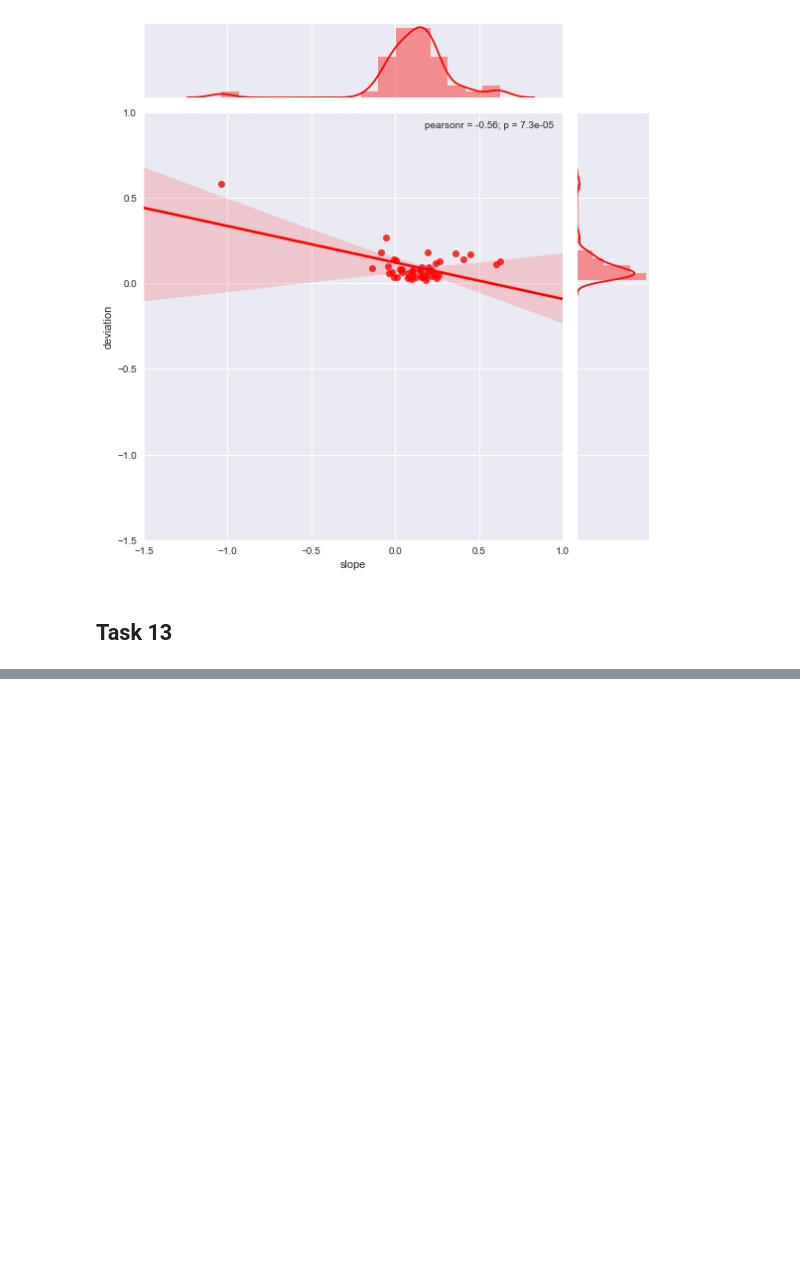
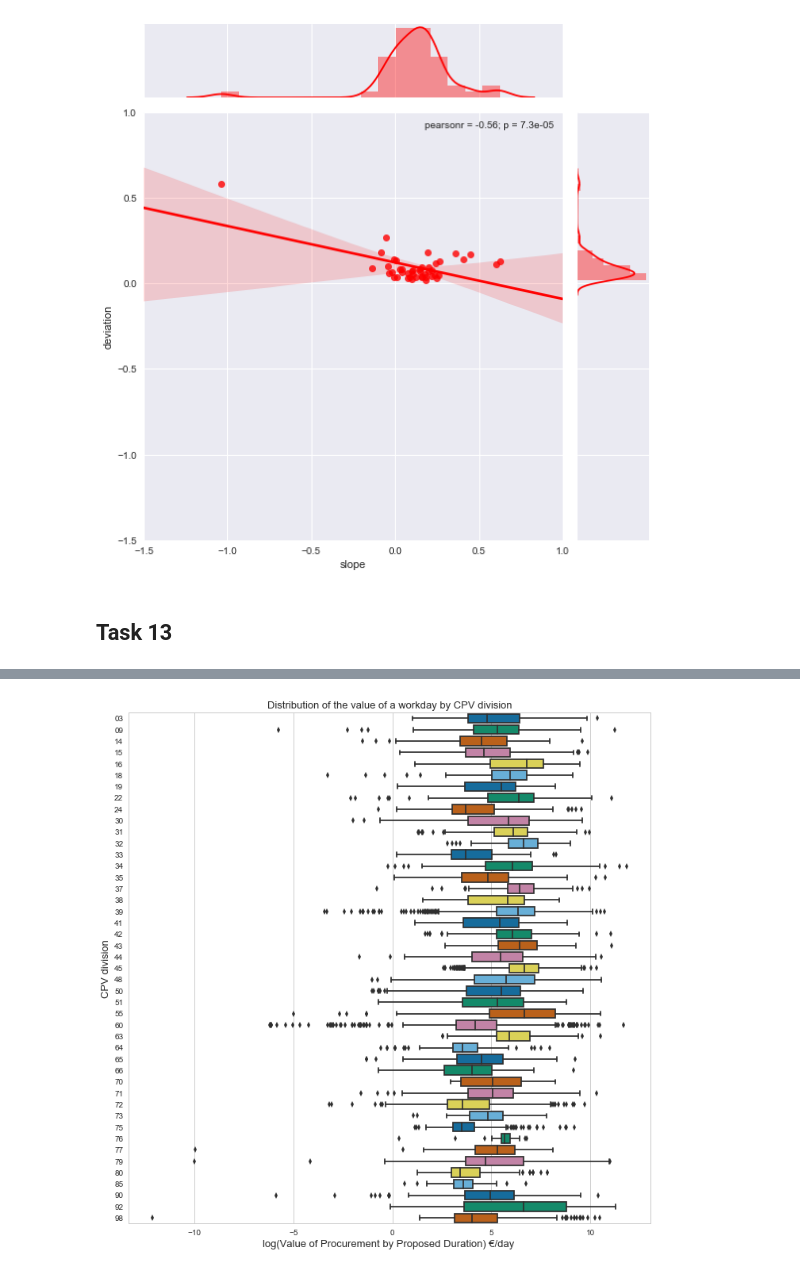
Before and after one commit to RodolfoLSS/Portuguese_Procurements, a Jupyter notebook: H7.20180088.ipynb, the cells around one changed output, grey strips where cells are left out. Cells and saved outputs as stored; diff of their text form; code cells hidden in the pictures; blank space fills up the shorter version.

```diff
--- a/H7.20180088.ipynb
+++ b/H7.20180088.ipynb
@@ -703,0 +763,18 @@ g = sns.jointplot("slope","deviation", data=regressions, kind="reg",size=8,
+# %%
+task13_2 = municipalProc.copy()
+task13_2['valuePerDay'] = task13_2['valuePerDay'].apply(np.log)
+task13_2['valuePerDay'] = task13_2['valuePerDay'].replace(np.nan, 0)
+task13_2['valuePerDay'] = task13_2['valuePerDay'].replace(np.inf,task13_2['valuePerDay'].max())
+task13_2['valuePerDay'] = task13_2['valuePerDay'].replace(-np.inf,task13_2['valuePerDay'].min())
+# %%
+sns.set(style="whitegrid",rc={"font.size":13,"axes.labelsize":13})
+
+f, (ax3) = plt.subplots(1, figsize=(10, 10), sharex=True)
+
+ax = sns.boxplot(x='valuePerDay', y='2d_CPV_code', data=task13_2, orient="h", palette="colorblind")
+ax.set_ylabel('CPV division')
+ax.set_xlabel('log(Value of Procurement by Proposed Duration) €/day ')
+ax.set_title("Distribution of the value of a workday by CPV division", fontsize=13)
+plt.tight_layout(h_pad=3)
+# %% [output]
+[figure, added]
```
Also changed, not shown: parts of 11 cells of this notebook.
